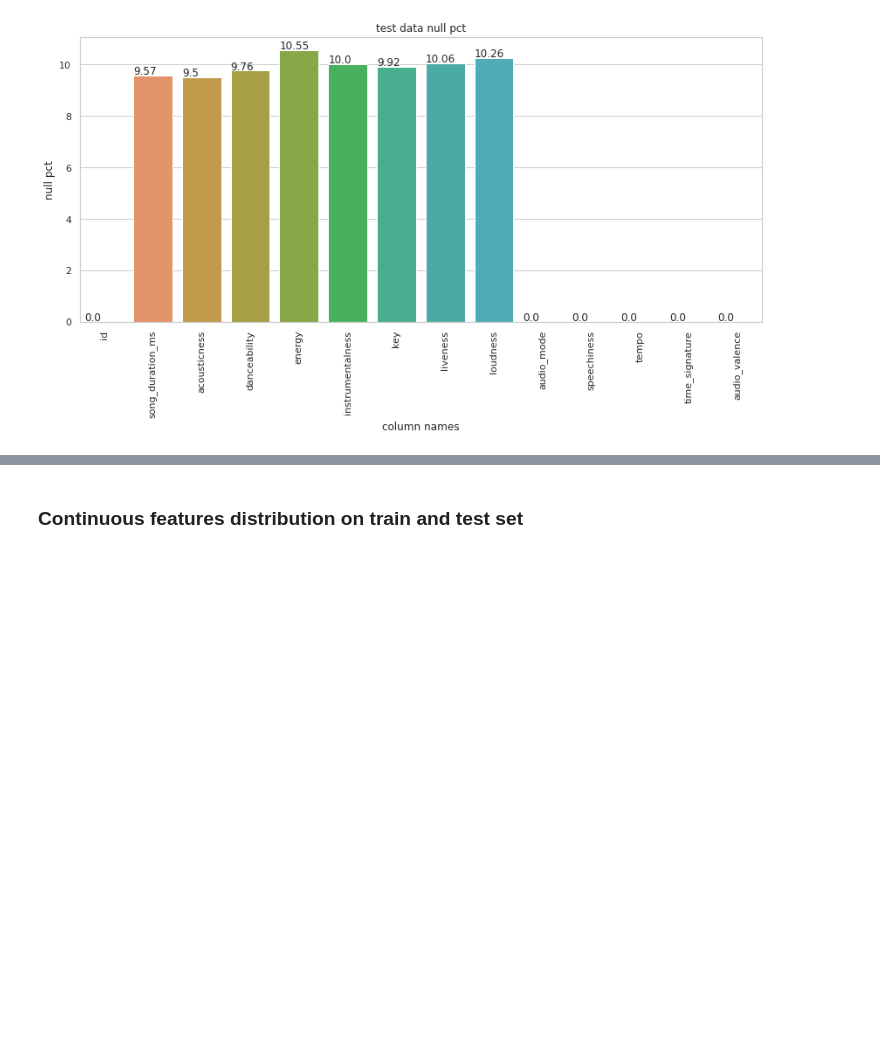
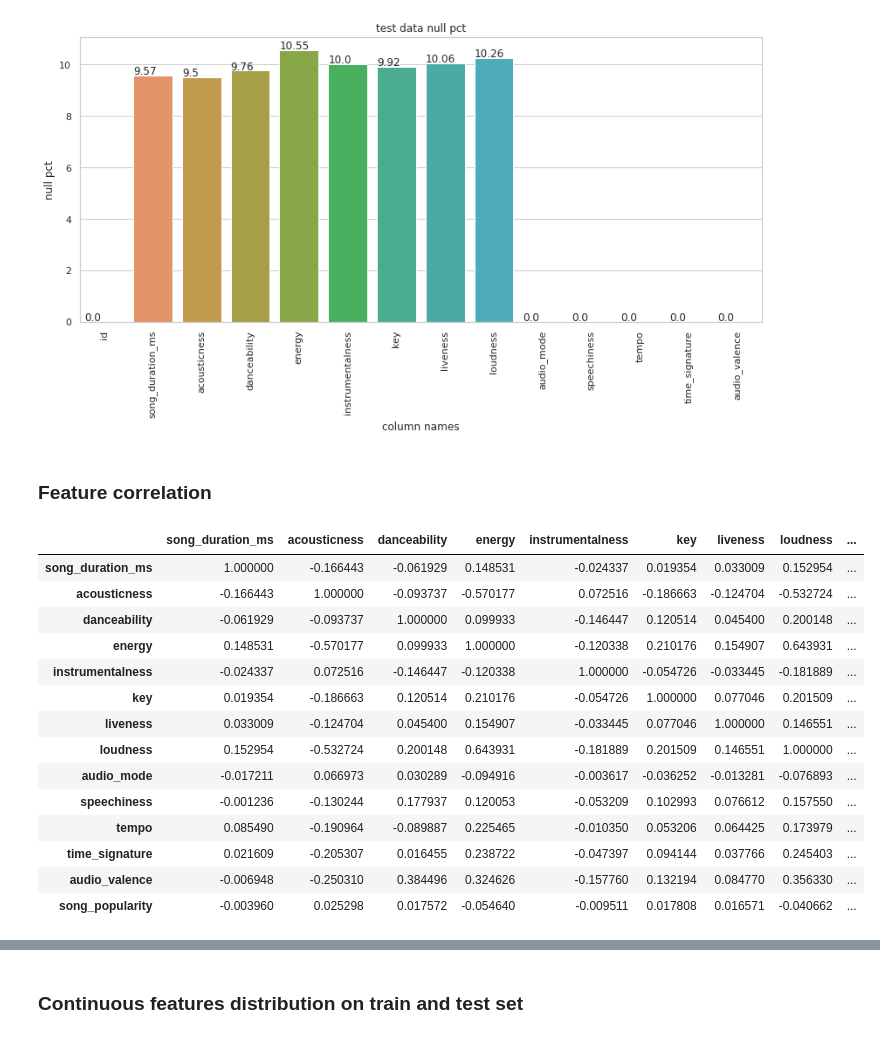
Before and after one commit to bk-anupam/Kaggle, a Jupyter notebook: song-popularity/song-popularity-eda.ipynb, the cells around one changed output, grey strips where cells are left out. Saved outputs shown, nothing was run; the diff lists cells and outputs as text; code cells hidden in the pictures; blank space fills up the shorter version.

```diff
--- a/song-popularity/song-popularity-eda.ipynb
+++ b/song-popularity/song-popularity-eda.ipynb
@@ -104,3 +111,24 @@ test_col_null_ratio = [round((item/len(df_test))*100, 4) for item in test_col_nu
 plot_col_nulls(test_col_null_ratio, df_test.columns.values.tolist(), "null pct", "test data null pct")
 # %% [output]
 [figure]
+# %% [markdown]
+### Feature correlation
+# %%
+df_train = df_train.drop(labels=["id"], axis=1)
+df_train.corr()
+# %% [output]
+|  | song_duration_ms | acousticness | danceability | energy | instrumentalness | key | liveness | loudness | ... |
+| song_duration_ms | 1.000000 | -0.166443 | -0.061929 | 0.148531 | -0.024337 | 0.019354 | 0.033009 | 0.152954 | ... |
+| acousticness | -0.166443 | 1.000000 | -0.093737 | -0.570177 | 0.072516 | -0.186663 | -0.124704 | -0.532724 | ... |
+| danceability | -0.061929 | -0.093737 | 1.000000 | 0.099933 | -0.146447 | 0.120514 | 0.045400 | 0.200148 | ... |
+| energy | 0.148531 | -0.570177 | 0.099933 | 1.000000 | -0.120338 | 0.210176 | 0.154907 | 0.643931 | ... |
+| instrumentalness | -0.024337 | 0.072516 | -0.146447 | -0.120338 | 1.000000 | -0.054726 | -0.033445 | -0.181889 | ... |
+| key | 0.019354 | -0.186663 | 0.120514 | 0.210176 | -0.054726 | 1.000000 | 0.077046 | 0.201509 | ... |
+| liveness | 0.033009 | -0.124704 | 0.045400 | 0.154907 | -0.033445 | 0.077046 | 1.000000 | 0.146551 | ... |
+| loudness | 0.152954 | -0.532724 | 0.200148 | 0.643931 | -0.181889 | 0.201509 | 0.146551 | 1.000000 | ... |
+| audio_mode | -0.017211 | 0.066973 | 0.030289 | -0.094916 | -0.003617 | -0.036252 | -0.013281 | -0.076893 | ... |
+| speechiness | -0.001236 | -0.130244 | 0.177937 | 0.120053 | -0.053209 | 0.102993 | 0.076612 | 0.157550 | ... |
+| tempo | 0.085490 | -0.190964 | -0.089887 | 0.225465 | -0.010350 | 0.053206 | 0.064425 | 0.173979 | ... |
+| time_signature | 0.021609 | -0.205307 | 0.016455 | 0.238722 | -0.047397 | 0.094144 | 0.037766 | 0.245403 | ... |
+| audio_valence | -0.006948 | -0.250310 | 0.384496 | 0.324626 | -0.157760 | 0.132194 | 0.084770 | 0.356330 | ... |
+| song_popularity | -0.003960 | 0.025298 | 0.017572 | -0.054640 | -0.009511 | 0.017808 | 0.016571 | -0.040662 | ... |
```
Also changed, not shown: parts of 4 cells of this notebook.
